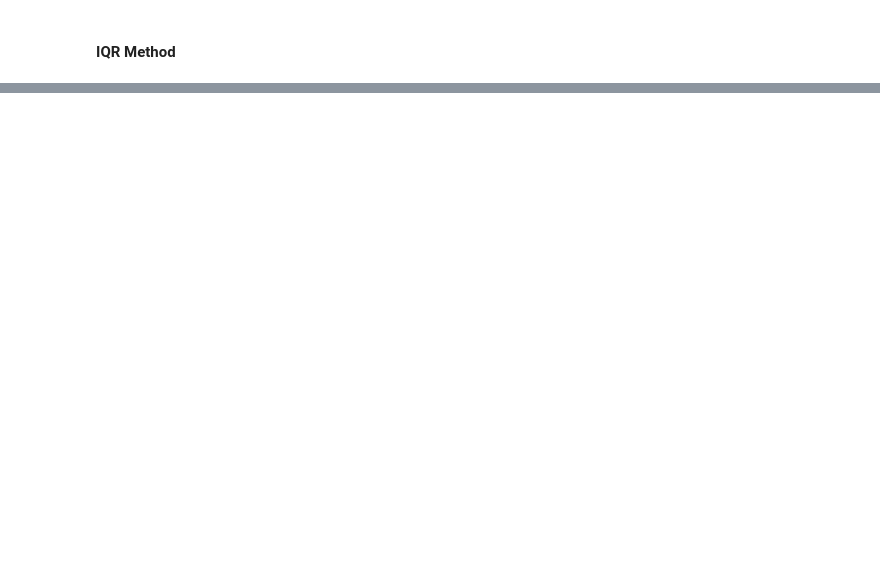
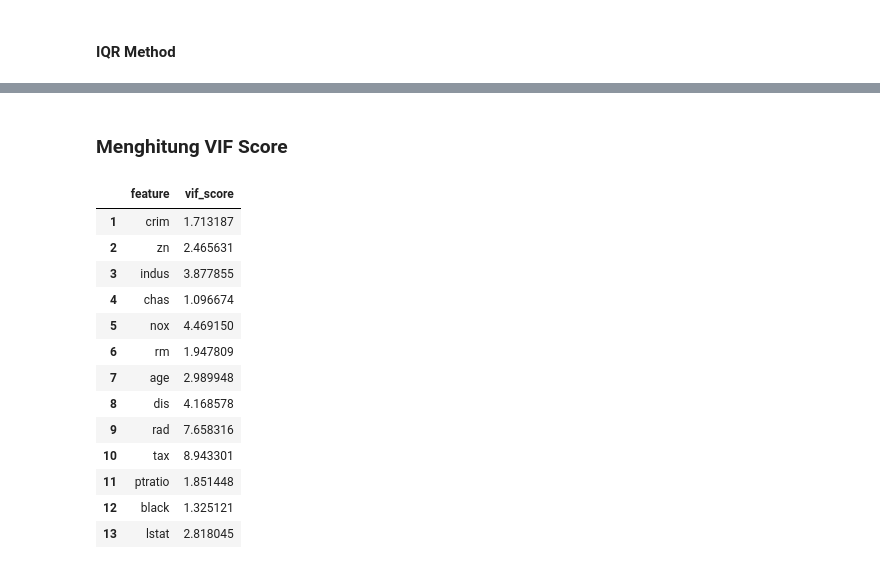
Before and after one commit to mherlypratama/CaseStudyRegressionPython, a Jupyter notebook: Regression.ipynb, the cells around one changed output, grey strips where cells are left out. Drawn from its saved outputs; the diff is of its cells as text; code cells hidden in the pictures; blank space fills up the shorter version.

Commit message:
VIF score

```diff
--- a/Regression.ipynb
+++ b/Regression.ipynb
@@ -328,0 +353,30 @@ Berdasarkan proses Handling Outlier menggunakan metode IQR di atas, dapat diliha
+# %% [markdown]
+### Menghitung VIF Score
+# %%
+# calculate VIF scores
+from statsmodels.stats.outliers_influence import variance_inflation_factor as vif
+from statsmodels.tools.tools import add_constant
+
+X = add_constant(feature_df_train)
+
+vif_df = pd.DataFrame([vif(X.values, i)
+               for i in range(X.shape[1])],
+              index=X.columns).reset_index()
+vif_df.columns = ['feature','vif_score']
+vif_df = vif_df.loc[vif_df.feature!='const']
+vif_df
+# %% [output]
+|  | feature | vif_score |
+| 1 | crim | 1.713187 |
+| 2 | zn | 2.465631 |
+| 3 | indus | 3.877855 |
+| 4 | chas | 1.096674 |
+| 5 | nox | 4.469150 |
+| 6 | rm | 1.947809 |
+| 7 | age | 2.989948 |
+| 8 | dis | 4.168578 |
+| 9 | rad | 7.658316 |
+| 10 | tax | 8.943301 |
+| 11 | ptratio | 1.851448 |
+| 12 | black | 1.325121 |
+| 13 | lstat | 2.818045 |
```
Also changed, not shown: parts of 14 cells of this notebook.
